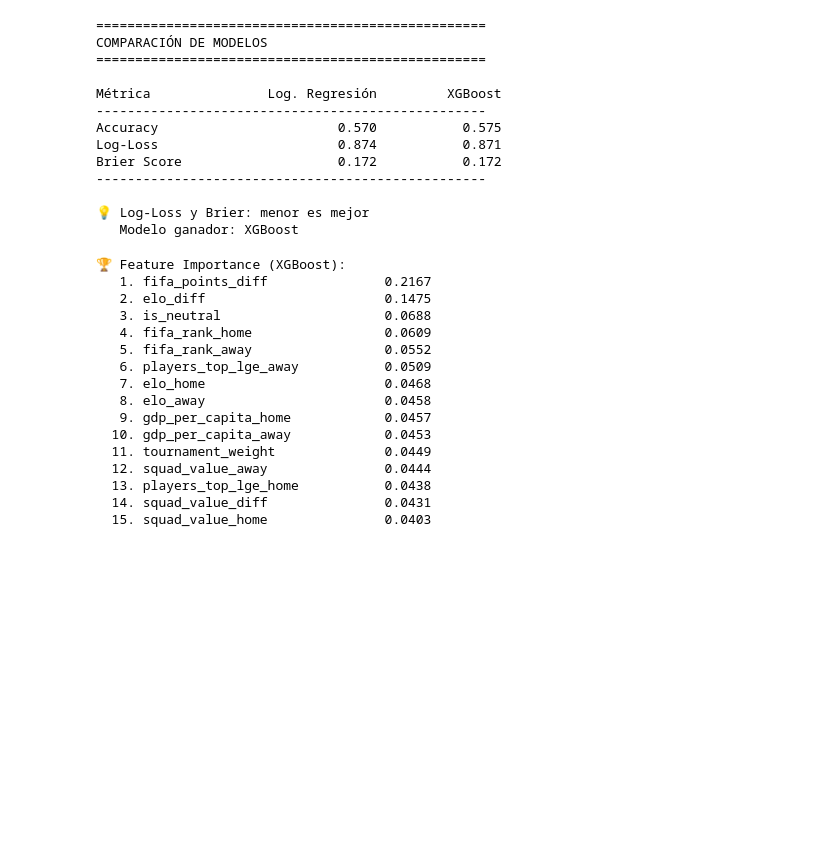
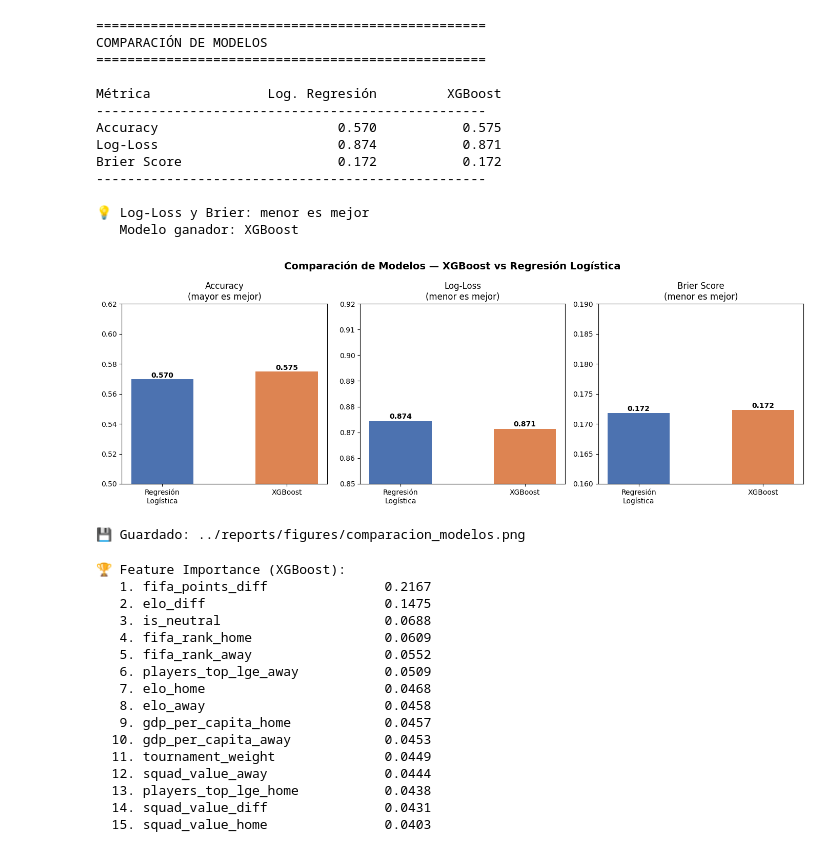
Before and after one commit to jpurquilla/oraculo-mundial2026, a Jupyter notebook: notebooks/03_feature_engineering.ipynb, the cells around one changed output. Saved outputs shown, nothing was run; the diff lists cells and outputs as text; code cells hidden in the pictures; blank space fills up the shorter version.

```diff
--- a/notebooks/03_feature_engineering.ipynb
+++ b/notebooks/03_feature_engineering.ipynb
@@ -874,6 +874,61 @@ Brier Score                    0.172           0.172
 
 💡 Log-Loss y Brier: menor es mejor
    Modelo ganador: XGBoost
+# %%
+import matplotlib.pyplot as plt
+import numpy as np
+from pathlib import Path  # ya la tienes como BASE_DIR
+
+# ── Datos de comparación ─────────────────────────────────────────
+modelos   = ['Regresión\nLogística', 'XGBoost']
+accuracy  = [lr_acc,      xgb_acc]
+logloss   = [lr_logloss,  xgb_logloss]
+brier     = [lr_brier,    xgb_brier]
+
+x = np.arange(len(modelos))
+
+fig, axes = plt.subplots(1, 3, figsize=(14, 5))
+fig.suptitle('Comparación de Modelos — XGBoost vs Regresión Logística',
+             fontsize=14, fontweight='bold')
+
+# ── Accuracy ─────────────────────────────────────────────────────
+axes[0].bar(x, accuracy, width=0.5, color=['#4C72B0', '#DD8452'])
+axes[0].set_title('Accuracy\n(mayor es mejor)')
+axes[0].set_xticks(x)
+axes[0].set_xticklabels(modelos)
+axes[0].set_ylim(0.50, 0.62)
+for i, v in enumerate(accuracy):
+    axes[0].text(i, v + 0.001, f'{v:.3f}', ha='center', fontweight='bold')
+
+# ── Log-Loss ──────────────────────────────────────────────────────
+axes[1].bar(x, logloss, width=0.5, color=['#4C72B0', '#DD8452'])
+axes[1].set_title('Log-Loss\n(menor es mejor)')
+axes[1].set_xticks(x)
+axes[1].set_xticklabels(modelos)
+axes[1].set_ylim(0.85, 0.92)
+for i, v in enumerate(logloss):
+    axes[1].text(i, v + 0.001, f'{v:.3f}', ha='center', fontweight='bold')
+
+# ── Brier Score ───────────────────────────────────────────────────
+axes[2].bar(x, brier, width=0.5, color=['#4C72B0', '#DD8452'])
+axes[2].set_title('Brier Score\n(menor es mejor)')
+axes[2].set_xticks(x)
+axes[2].set_xticklabels(modelos)
+axes[2].set_ylim(0.16, 0.19)
+for i, v in enumerate(brier):
+    axes[2].text(i, v + 0.0003, f'{v:.3f}', ha='center', fontweight='bold')
+
+plt.tight_layout()
+
+# ── Guardar usando BASE_DIR ───────────────────────────────────────
+figures_dir = BASE_DIR / 'reports' / 'figures'
+figures_dir.mkdir(parents=True, exist_ok=True)
+plt.savefig(figures_dir / 'comparacion_modelos.png', dpi=150)
+plt.show()
+print(f"💾 Guardado: {figures_dir / 'comparacion_modelos.png'}")
+# %% [output]
+[figure, added]
+💾 Guardado: ../reports/figures/comparacion_modelos.png
 # %%
 import matplotlib.pyplot as plt
 
```
Also changed, not shown: 2 other files.
